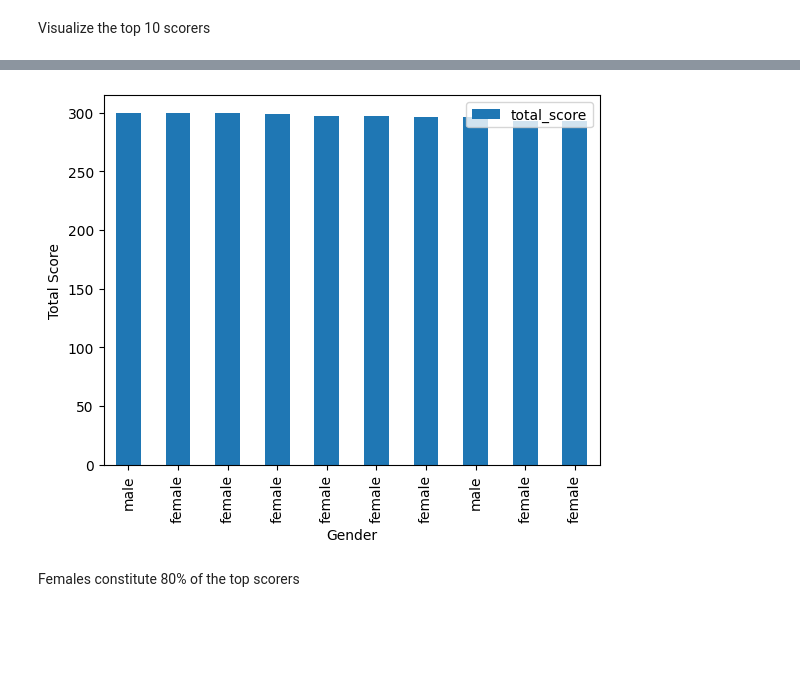
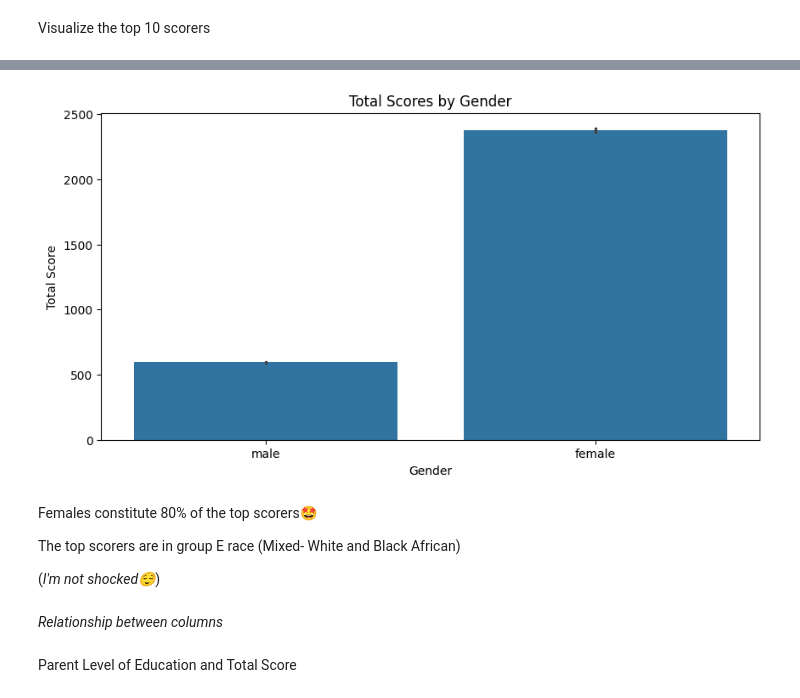
Before and after one commit to Bolajiiii/Student-Performance-Analysis, a Jupyter notebook: Student_Performance.ipynb, the cells around one changed output, grey strips where cells are left out. Cells and saved outputs as stored; diff of their text form; code cells hidden in the pictures; blank space fills up the shorter version.

```diff
--- a/Student_Performance.ipynb
+++ b/Student_Performance.ipynb
@@ -41,12 +52,22 @@ top_10
-# %%
-top_10.plot(
-    kind='bar',
-    x='gender',
-    y='total_score',
-    xlabel='Gender',
-    ylabel='Total Score'
-);
-# %% [output]
-[figure, removed]
+# %%
+plt.figure(figsize=(10, 5))
+sns.barplot(x="gender", y="total_score", data=top_10, estimator=sum)
+plt.xlabel("Gender")
+plt.ylabel("Total Score")
+plt.title("Total Scores by Gender")
+
+plt.show()
+# %% [output]
+[figure, added]
 # %% [markdown]
-Females constitute 80% of the top scorers
+Females constitute 80% of the top scorers🤩
+
+
+The top scorers are in group E race (Mixed- White and Black African)
+
+
+(*I'm not shocked😌*)
+# %% [markdown]
+*Relationship between columns*
+# %% [markdown]
+Parent Level of Education and Total Score
```
Also changed, not shown: parts of 22 cells of this notebook.
